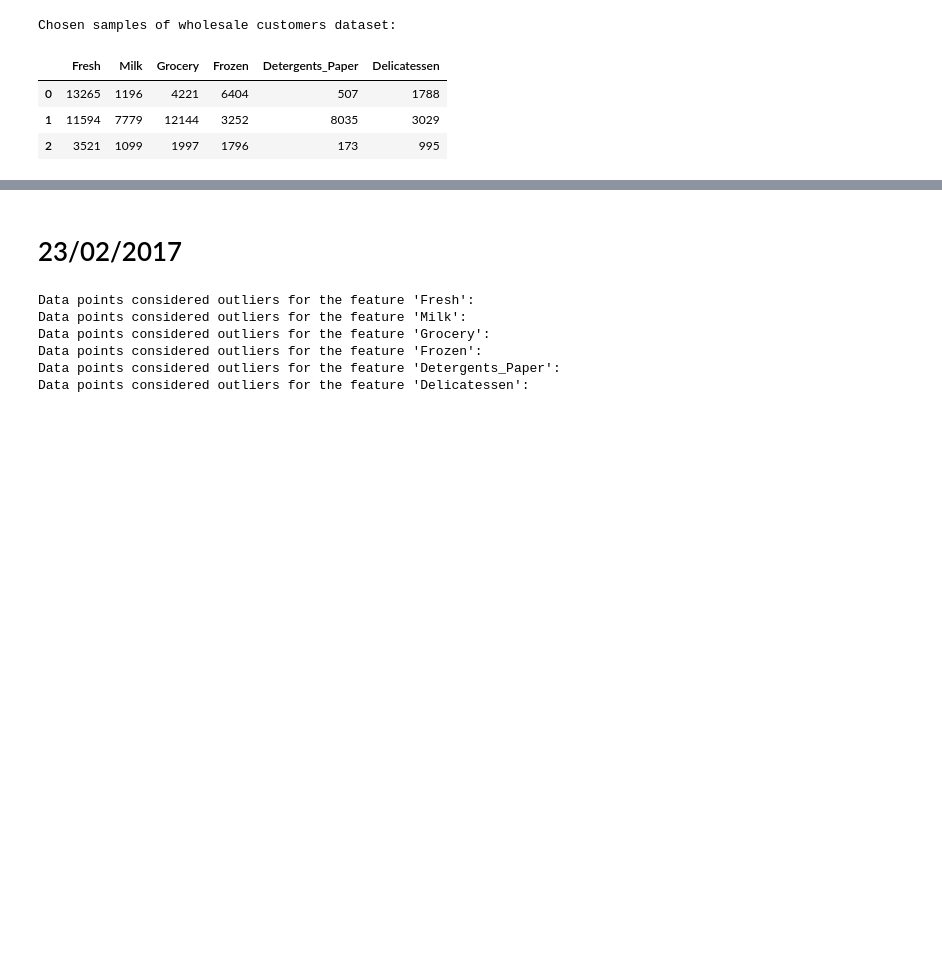
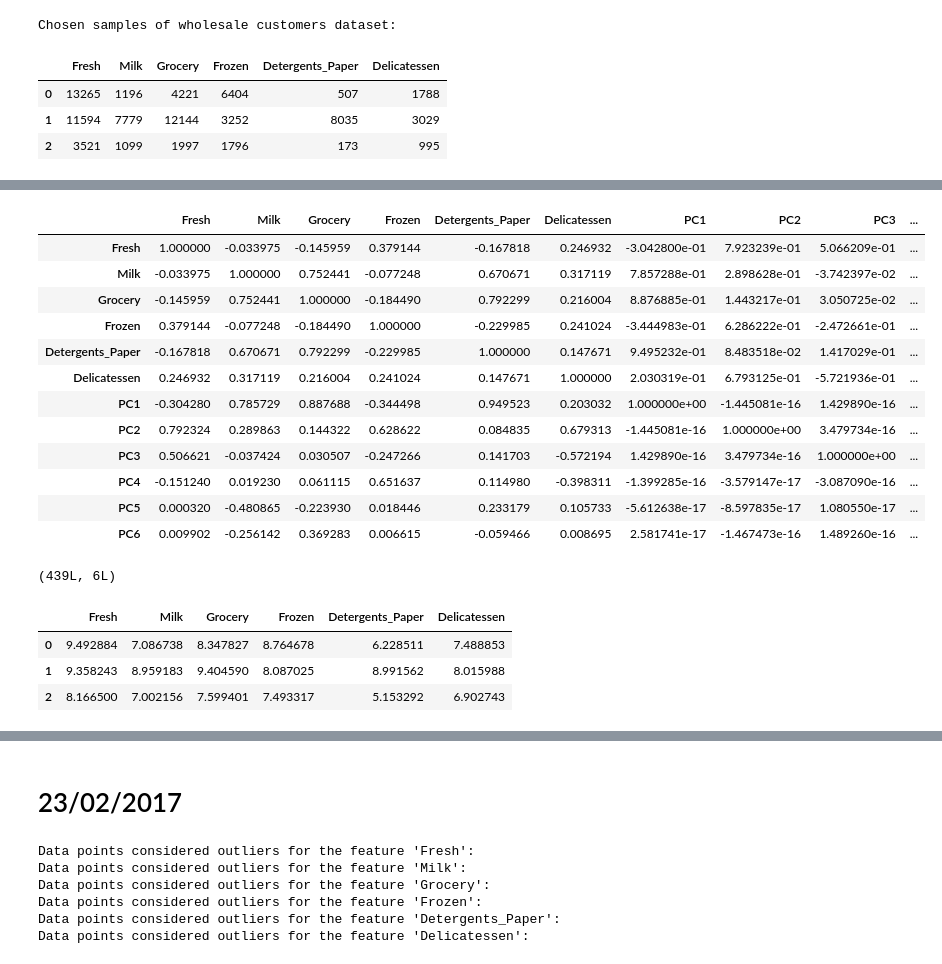
Before and after one commit to yifanxie/Udacity_MLND, a Jupyter notebook: projects/customer_segments/Running.ipynb, the cells around one changed output, grey strips where cells are left out. Drawn from its saved outputs; the diff is of its cells as text; code cells hidden in the pictures; blank space fills up the shorter version.

```diff
--- a/projects/customer_segments/Running.ipynb
+++ b/projects/customer_segments/Running.ipynb
@@ -21,0 +77,27 @@ Chosen samples of wholesale customers dataset:
+# %%
+t.corr()
+# %% [output]
+|  | Fresh | Milk | Grocery | Frozen | Detergents_Paper | Delicatessen | PC1 | PC2 | PC3 | ... |
+| Fresh | 1.000000 | -0.033975 | -0.145959 | 0.379144 | -0.167818 | 0.246932 | -3.042800e-01 | 7.923239e-01 | 5.066209e-01 | ... |
+| Milk | -0.033975 | 1.000000 | 0.752441 | -0.077248 | 0.670671 | 0.317119 | 7.857288e-01 | 2.898628e-01 | -3.742397e-02 | ... |
+| Grocery | -0.145959 | 0.752441 | 1.000000 | -0.184490 | 0.792299 | 0.216004 | 8.876885e-01 | 1.443217e-01 | 3.050725e-02 | ... |
+| Frozen | 0.379144 | -0.077248 | -0.184490 | 1.000000 | -0.229985 | 0.241024 | -3.444983e-01 | 6.286222e-01 | -2.472661e-01 | ... |
+| Detergents_Paper | -0.167818 | 0.670671 | 0.792299 | -0.229985 | 1.000000 | 0.147671 | 9.495232e-01 | 8.483518e-02 | 1.417029e-01 | ... |
+| Delicatessen | 0.246932 | 0.317119 | 0.216004 | 0.241024 | 0.147671 | 1.000000 | 2.030319e-01 | 6.793125e-01 | -5.721936e-01 | ... |
+| PC1 | -0.304280 | 0.785729 | 0.887688 | -0.344498 | 0.949523 | 0.203032 | 1.000000e+00 | -1.445081e-16 | 1.429890e-16 | ... |
+| PC2 | 0.792324 | 0.289863 | 0.144322 | 0.628622 | 0.084835 | 0.679313 | -1.445081e-16 | 1.000000e+00 | 3.479734e-16 | ... |
+| PC3 | 0.506621 | -0.037424 | 0.030507 | -0.247266 | 0.141703 | -0.572194 | 1.429890e-16 | 3.479734e-16 | 1.000000e+00 | ... |
+| PC4 | -0.151240 | 0.019230 | 0.061115 | 0.651637 | 0.114980 | -0.398311 | -1.399285e-16 | -3.579147e-17 | -3.087090e-16 | ... |
+| PC5 | 0.000320 | -0.480865 | -0.223930 | 0.018446 | 0.233179 | 0.105733 | -5.612638e-17 | -8.597835e-17 | 1.080550e-17 | ... |
+| PC6 | 0.009902 | -0.256142 | 0.369283 | 0.006615 | -0.059466 | 0.008695 | 2.581741e-17 | -1.467473e-16 | 1.489260e-16 | ... |
+# %%
+pca_good_data.shape
+# %% [output]
+(439L, 6L)
+# %%
+log_samples
+# %% [output]
+|  | Fresh | Milk | Grocery | Frozen | Detergents_Paper | Delicatessen |
+| 0 | 9.492884 | 7.086738 | 8.347827 | 8.764678 | 6.228511 | 7.488853 |
+| 1 | 9.358243 | 8.959183 | 9.404590 | 8.087025 | 8.991562 | 8.015988 |
+| 2 | 8.166500 | 7.002156 | 7.599401 | 7.493317 | 5.153292 | 6.902743 |
```
Also changed, not shown: parts of 9 cells of this notebook, 1 other file.
